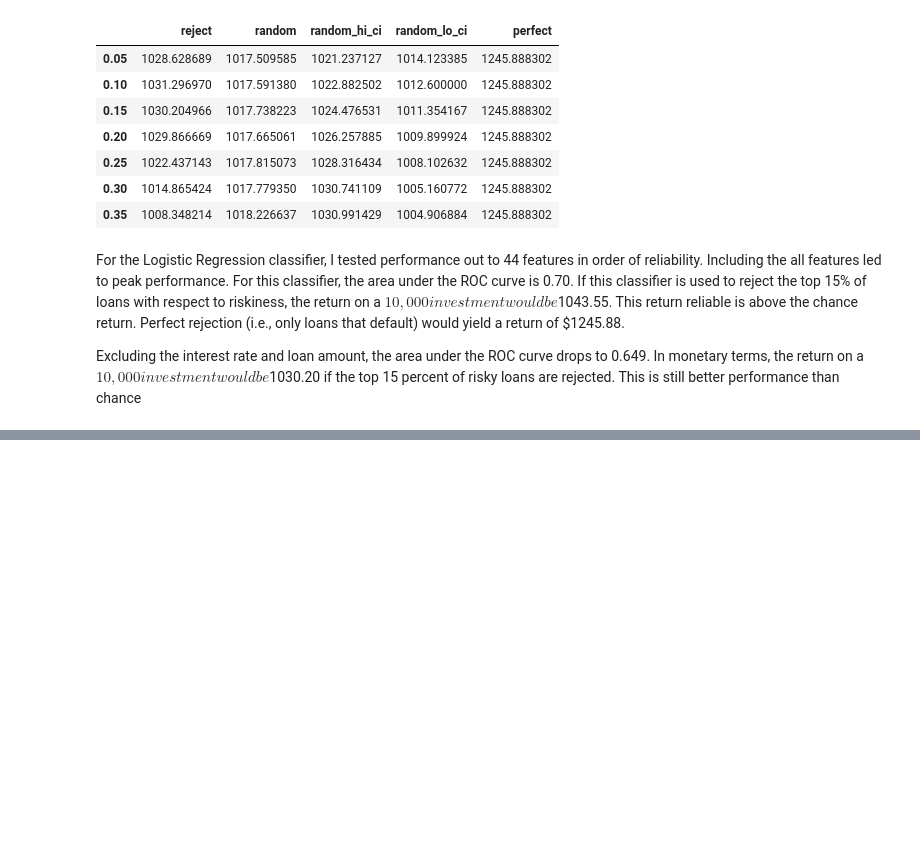
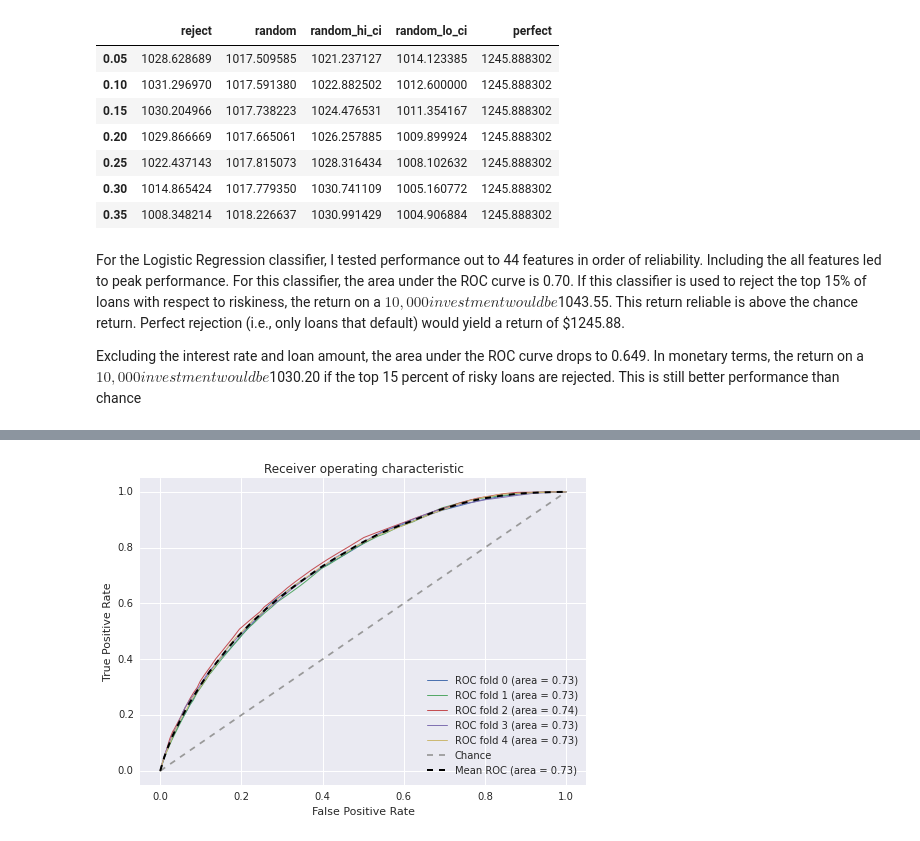
Before and after one commit to jsabrams/ds_workshop, a Jupyter notebook: capstone_project/lending_club_modeling.ipynb, the cells around one changed output, grey strips where cells are left out. Cells and saved outputs as stored; diff of their text form; code cells hidden in the pictures; blank space fills up the shorter version.

Commit message:
Added Decision Tree

```diff
--- a/capstone_project/lending_club_modeling.ipynb
+++ b/capstone_project/lending_club_modeling.ipynb
@@ -248,3 +248,11 @@ val_frame
 For the Logistic Regression classifier, I tested performance out to 44 features in order of reliability. Including the all features led to peak performance. For this classifier, the area under the ROC curve is 0.70. If this classifier is used to reject the top 15% of loans with respect to riskiness, the return on a $10,000 investment would be $1043.55. This return reliable is above the chance return. Perfect rejection (i.e., only loans that default) would yield a return of $1245.88.
 
 Excluding the interest rate and loan amount, the area under the ROC curve drops to 0.649. In monetary terms, the return on a $10,000 investment would be $1030.20 if the top 15 percent of risky loans are rejected. This is still better performance than chance
+# %%
+#Train Decision Tree Classifier, one feature at a time, testing different max depths
+#max_depth = 3, AUC = 0.67; max_depth = 6, AUC = 0.73; max_depth = 12, AUC = 0.73;
+#Decision Tree starts overfitting after 6 layers, no signs of overfitting at 6
+#Performance starts to deteriorate a bit after 25 features
+DT_clf = DecisionTreeClassifier(max_depth = 6, min_samples_leaf = 5, class_weight = {0: (1.0 - 0.1841), 1: 0.1841})
+DT_feat_df = mfit.add_feature_auc(X_train, y_train, X_val, y_val, DT_clf, cv, 44)
+DT_feat_df
@@ -250,0 +277,6 @@ Excluding the interest rate and loan amount, the area under the ROC curve drops
+# %%
+#Train Decision Tree on 25 most reliable features and plot ROC
+#Training AUC is 0.73
+_, DT_clf = mfit.fit_plot_ROC(X_train[reliable_feat.index[0:24]], y_train, DT_clf, cv)
+# %% [output]
+[figure, added]
```
Also changed, not shown: parts of 9 cells of this notebook.
